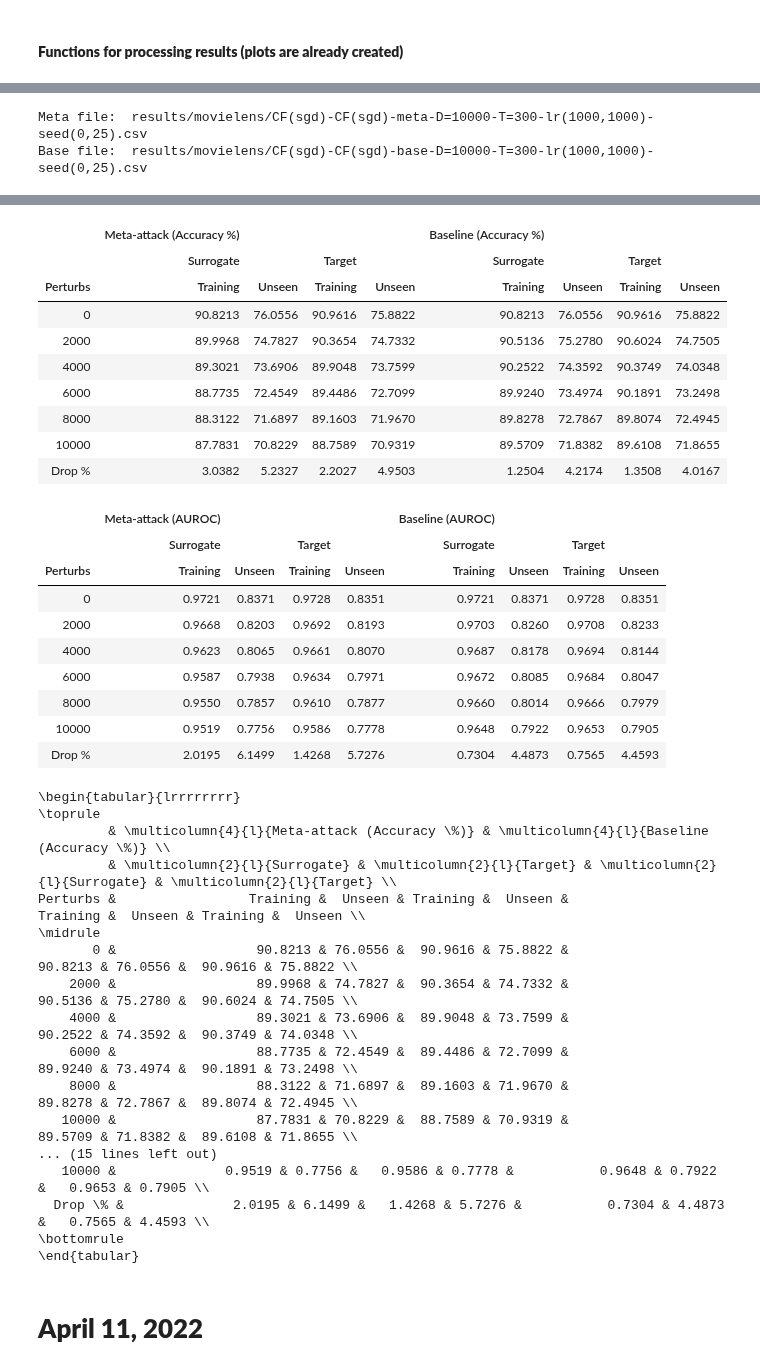
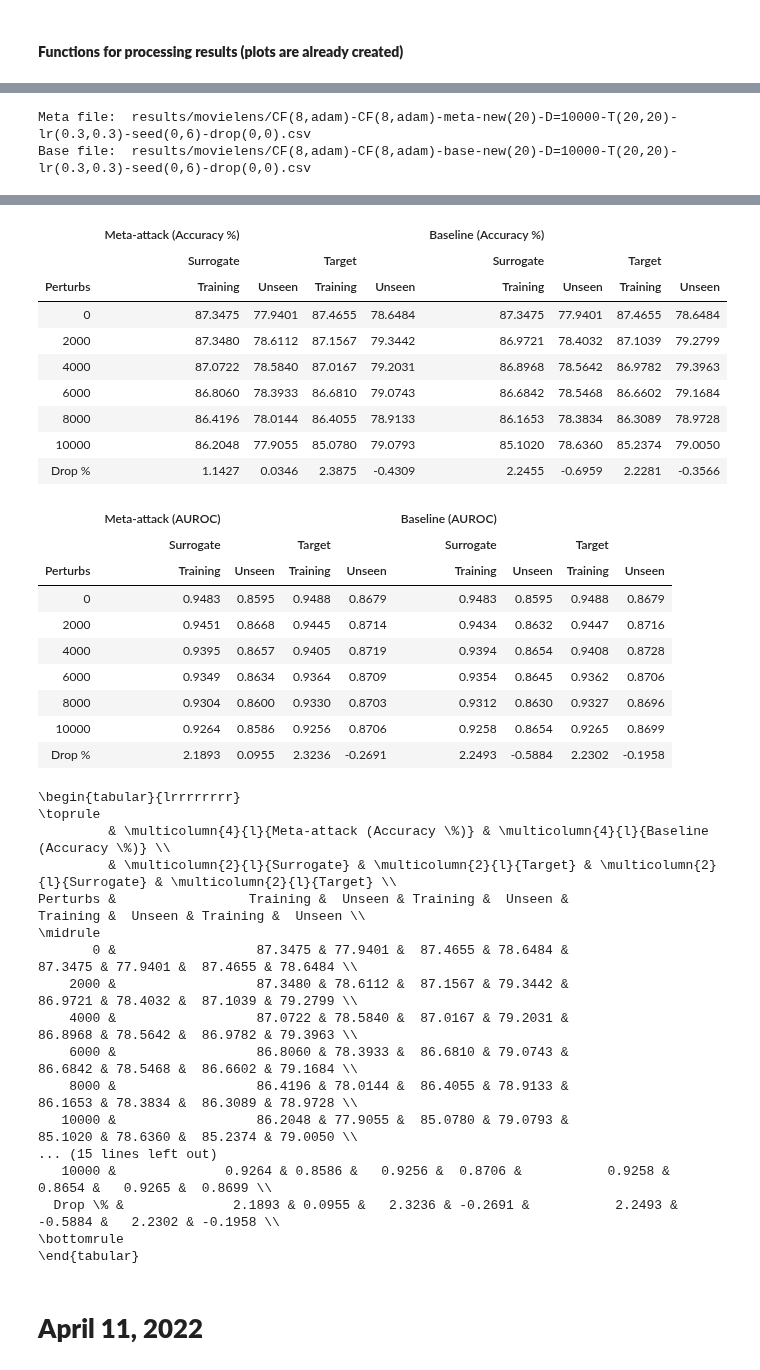
Before and after one commit to aravind-gk/RecSysAttack, a Jupyter notebook: check.ipynb, the cells around one changed output, grey strips where cells are left out. Drawn from its saved outputs; the diff is of its cells as text; code cells hidden in the pictures.

Commit message:
add results,plots for CF(8)-CF(8) new-users-20 seed(0,6) and updated check.ipynb

```diff
--- a/check.ipynb
+++ b/check.ipynb
@@ -107,6 +332,6 @@ def parseResults(file_name, n_perturbs = 10000, style = True):
 # %%
-file_name = 'CF(sgd)-CF(sgd)-meta-D=10000-T=300-lr(1000,1000)-seed(0,25)'
+file_name = 'CF(8,adam)-CF(8,adam)-meta-new(20)-D=10000-T(20,20)-lr(0.3,0.3)-seed(0,6)-drop(0,0)'
 parseResults(file_name, n_perturbs = 10000)
 # %% [output]
-Meta file:  results/movielens/CF(sgd)-CF(sgd)-meta-D=10000-T=300-lr(1000,1000)-seed(0,25).csv
-Base file:  results/movielens/CF(sgd)-CF(sgd)-base-D=10000-T=300-lr(1000,1000)-seed(0,25).csv
+Meta file:  results/movielens/CF(8,adam)-CF(8,adam)-meta-new(20)-D=10000-T(20,20)-lr(0.3,0.3)-seed(0,6)-drop(0,0).csv
+Base file:  results/movielens/CF(8,adam)-CF(8,adam)-base-new(20)-D=10000-T(20,20)-lr(0.3,0.3)-seed(0,6)-drop(0,0).csv
@@ -119,38 +338,38 @@ Base file:  results/movielens/CF(sgd)-CF(sgd)-base-D=10000-T=300-lr(1000,1000)-s
 |  | Meta-attack (Accuracy %) |  |  |  | Baseline (Accuracy %) |  |  |  |
 |  | Surrogate |  | Target |  | Surrogate |  | Target |  |
 | Perturbs | Training | Unseen | Training | Unseen | Training | Unseen | Training | Unseen |
-| 0 | 90.8213 | 76.0556 | 90.9616 | 75.8822 | 90.8213 | 76.0556 | 90.9616 | 75.8822 |
-| 2000 | 89.9968 | 74.7827 | 90.3654 | 74.7332 | 90.5136 | 75.2780 | 90.6024 | 74.7505 |
-| 4000 | 89.3021 | 73.6906 | 89.9048 | 73.7599 | 90.2522 | 74.3592 | 90.3749 | 74.0348 |
-| 6000 | 88.7735 | 72.4549 | 89.4486 | 72.7099 | 89.9240 | 73.4974 | 90.1891 | 73.2498 |
-| 8000 | 88.3122 | 71.6897 | 89.1603 | 71.9670 | 89.8278 | 72.7867 | 89.8074 | 72.4945 |
-| 10000 | 87.7831 | 70.8229 | 88.7589 | 70.9319 | 89.5709 | 71.8382 | 89.6108 | 71.8655 |
-| Drop % | 3.0382 | 5.2327 | 2.2027 | 4.9503 | 1.2504 | 4.2174 | 1.3508 | 4.0167 |
+| 0 | 87.3475 | 77.9401 | 87.4655 | 78.6484 | 87.3475 | 77.9401 | 87.4655 | 78.6484 |
+| 2000 | 87.3480 | 78.6112 | 87.1567 | 79.3442 | 86.9721 | 78.4032 | 87.1039 | 79.2799 |
+| 4000 | 87.0722 | 78.5840 | 87.0167 | 79.2031 | 86.8968 | 78.5642 | 86.9782 | 79.3963 |
+| 6000 | 86.8060 | 78.3933 | 86.6810 | 79.0743 | 86.6842 | 78.5468 | 86.6602 | 79.1684 |
+| 8000 | 86.4196 | 78.0144 | 86.4055 | 78.9133 | 86.1653 | 78.3834 | 86.3089 | 78.9728 |
+| 10000 | 86.2048 | 77.9055 | 85.0780 | 79.0793 | 85.1020 | 78.6360 | 85.2374 | 79.0050 |
+| Drop % | 1.1427 | 0.0346 | 2.3875 | -0.4309 | 2.2455 | -0.6959 | 2.2281 | -0.3566 |
 |  | Meta-attack (AUROC) |  |  |  | Baseline (AUROC) |  |  |  |
 |  | Surrogate |  | Target |  | Surrogate |  | Target |  |
 | Perturbs | Training | Unseen | Training | Unseen | Training | Unseen | Training | Unseen |
-| 0 | 0.9721 | 0.8371 | 0.9728 | 0.8351 | 0.9721 | 0.8371 | 0.9728 | 0.8351 |
-| 2000 | 0.9668 | 0.8203 | 0.9692 | 0.8193 | 0.9703 | 0.8260 | 0.9708 | 0.8233 |
-| 4000 | 0.9623 | 0.8065 | 0.9661 | 0.8070 | 0.9687 | 0.8178 | 0.9694 | 0.8144 |
-| 6000 | 0.9587 | 0.7938 | 0.9634 | 0.7971 | 0.9672 | 0.8085 | 0.9684 | 0.8047 |
-| 8000 | 0.9550 | 0.7857 | 0.9610 | 0.7877 | 0.9660 | 0.8014 | 0.9666 | 0.7979 |
-| 10000 | 0.9519 | 0.7756 | 0.9586 | 0.7778 | 0.9648 | 0.7922 | 0.9653 | 0.7905 |
-| Drop % | 2.0195 | 6.1499 | 1.4268 | 5.7276 | 0.7304 | 4.4873 | 0.7565 | 4.4593 |
+| 0 | 0.9483 | 0.8595 | 0.9488 | 0.8679 | 0.9483 | 0.8595 | 0.9488 | 0.8679 |
+| 2000 | 0.9451 | 0.8668 | 0.9445 | 0.8714 | 0.9434 | 0.8632 | 0.9447 | 0.8716 |
+| 4000 | 0.9395 | 0.8657 | 0.9405 | 0.8719 | 0.9394 | 0.8654 | 0.9408 | 0.8728 |
+| 6000 | 0.9349 | 0.8634 | 0.9364 | 0.8709 | 0.9354 | 0.8645 | 0.9362 | 0.8706 |
+| 8000 | 0.9304 | 0.8600 | 0.9330 | 0.8703 | 0.9312 | 0.8630 | 0.9327 | 0.8696 |
+| 10000 | 0.9264 | 0.8586 | 0.9256 | 0.8706 | 0.9258 | 0.8654 | 0.9265 | 0.8699 |
+| Drop % | 2.1893 | 0.0955 | 2.3236 | -0.2691 | 2.2493 | -0.5884 | 2.2302 | -0.1958 |
 \begin{tabular}{lrrrrrrrr}
 \toprule
          & \multicolumn{4}{l}{Meta-attack (Accuracy \%)} & \multicolumn{4}{l}{Baseline (Accuracy \%)} \\
          & \multicolumn{2}{l}{Surrogate} & \multicolumn{2}{l}{Target} & \multicolumn{2}{l}{Surrogate} & \multicolumn{2}{l}{Target} \\
 Perturbs &                 Training &  Unseen & Training &  Unseen &              Training &  Unseen & Training &  Unseen \\
 \midrule
-       0 &                  90.8213 & 76.0556 &  90.9616 & 75.8822 &               90.8213 & 76.0556 &  90.9616 & 75.8822 \\
-    2000 &                  89.9968 & 74.7827 &  90.3654 & 74.7332 &               90.5136 & 75.2780 &  90.6024 & 74.7505 \\
-    4000 &                  89.3021 & 73.6906 &  89.9048 & 73.7599 &               90.2522 & 74.3592 &  90.3749 & 74.0348 \\
-    6000 &                  88.7735 & 72.4549 &  89.4486 & 72.7099 &               89.9240 & 73.4974 &  90.1891 & 73.2498 \\
-    8000 &                  88.3122 & 71.6897 &  89.1603 & 71.9670 &               89.8278 & 72.7867 &  89.8074 & 72.4945 \\
-   10000 &                  87.7831 & 70.8229 &  88.7589 & 70.9319 &               89.5709 & 71.8382 &  89.6108 & 71.8655 \\
+       0 &                  87.3475 & 77.9401 &  87.4655 & 78.6484 &               87.3475 & 77.9401 &  87.4655 & 78.6484 \\
+    2000 &                  87.3480 & 78.6112 &  87.1567 & 79.3442 &               86.9721 & 78.4032 &  87.1039 & 79.2799 \\
+    4000 &                  87.0722 & 78.5840 &  87.0167 & 79.2031 &               86.8968 & 78.5642 &  86.9782 & 79.3963 \\
+    6000 &                  86.8060 & 78.3933 &  86.6810 & 79.0743 &               86.6842 & 78.5468 &  86.6602 & 79.1684 \\
+    8000 &                  86.4196 & 78.0144 &  86.4055 & 78.9133 &               86.1653 & 78.3834 &  86.3089 & 78.9728 \\
+   10000 &                  86.2048 & 77.9055 &  85.0780 & 79.0793 &               85.1020 & 78.6360 &  85.2374 & 79.0050 \\
 ... (15 lines left out)
-   10000 &              0.9519 & 0.7756 &   0.9586 & 0.7778 &           0.9648 & 0.7922 &   0.9653 & 0.7905 \\
-  Drop \% &              2.0195 & 6.1499 &   1.4268 & 5.7276 &           0.7304 & 4.4873 &   0.7565 & 4.4593 \\
+   10000 &              0.9264 & 0.8586 &   0.9256 &  0.8706 &           0.9258 &  0.8654 &   0.9265 &  0.8699 \\
+  Drop \% &              2.1893 & 0.0955 &   2.3236 & -0.2691 &           2.2493 & -0.5884 &   2.2302 & -0.1958 \\
 \bottomrule
 \end{tabular}
 # %% [markdown]
```
Also changed, not shown: parts of 13 cells of this notebook, 28 other files.
